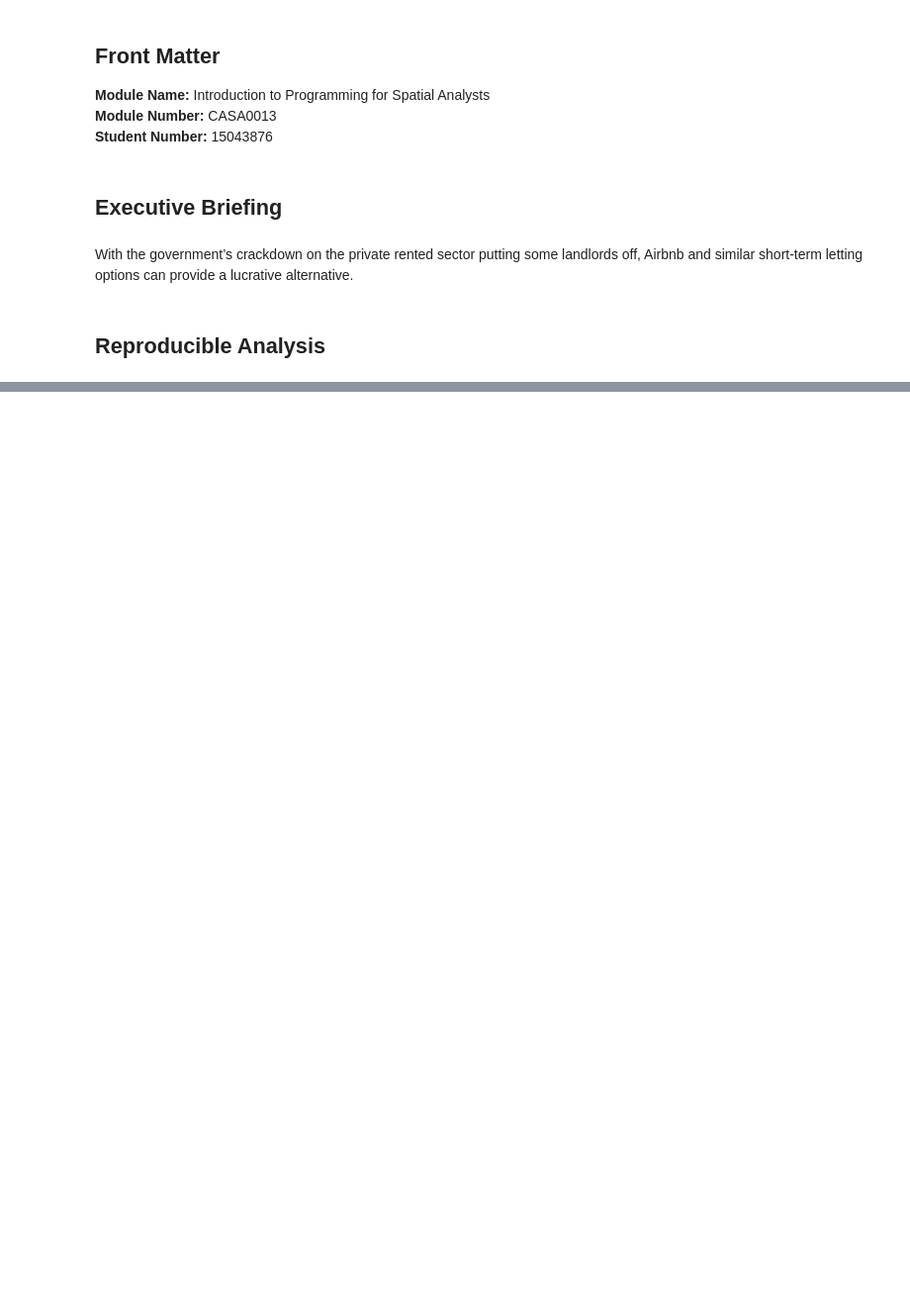
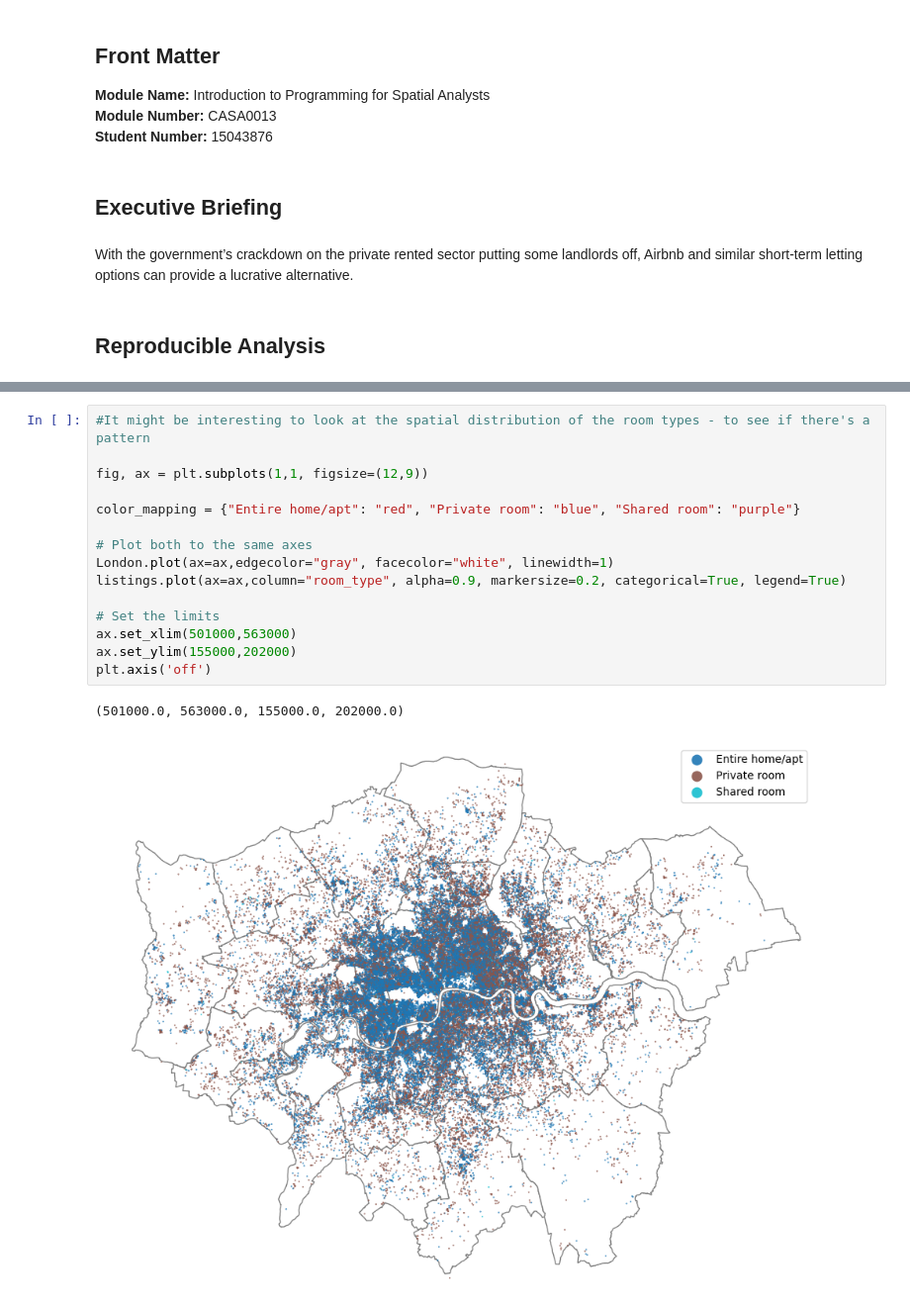
Before and after one commit to signesw/i2p_coursework, a Jupyter notebook: Data_Led_Policy_or_Marketing_Brief.ipynb, the cells around one changed output, grey strips where cells are left out. Shown at 99% size. Saved outputs shown, nothing was run; the diff lists cells and outputs as text; blank space fills up the shorter version.

```diff
--- a/Data_Led_Policy_or_Marketing_Brief.ipynb
+++ b/Data_Led_Policy_or_Marketing_Brief.ipynb
@@ -161,0 +236,18 @@ ax.set_ylim(155000,202000)
+# %%
+#It might be interesting to look at the spatial distribution of the room types - to see if there's a pattern
+
+fig, ax = plt.subplots(1,1, figsize=(12,9))
+
+color_mapping = {"Entire home/apt": "red", "Private room": "blue", "Shared room": "purple"}
+
+# Plot both to the same axes
+London.plot(ax=ax,edgecolor="gray", facecolor="white", linewidth=1)
+listings.plot(ax=ax,column="room_type", alpha=0.9, markersize=0.2, categorical=True, legend=True)
+
+# Set the limits
+ax.set_xlim(501000,563000)
+ax.set_ylim(155000,202000)
+plt.axis('off')
+# %% [output]
+(501000.0, 563000.0, 155000.0, 202000.0)
+[figure, added]
```
Also changed, not shown: parts of 35 cells of this notebook.
